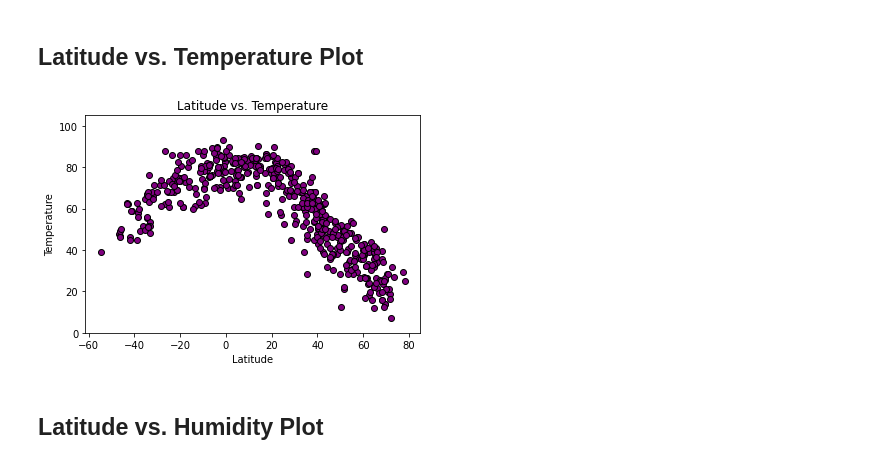
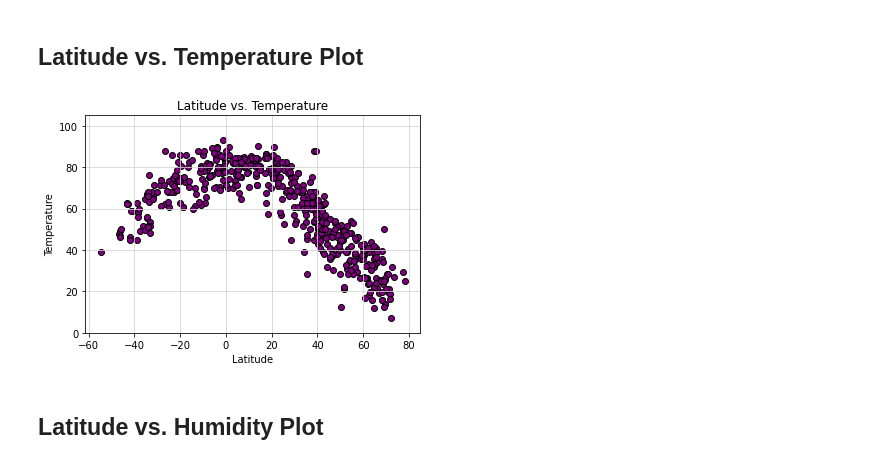
Before and after one commit to saronraut/python-api-challenge, a Jupyter notebook: Instructions/starter_code/WeatherPy.ipynb, the cells around one changed output. Drawn from its saved outputs; the diff is of its cells as text; code cells hidden in the pictures.

Commit message:
plot graph completed

```diff
--- a/Instructions/starter_code/WeatherPy.ipynb
+++ b/Instructions/starter_code/WeatherPy.ipynb
@@ -171,12 +171,13 @@ high_humid
 # %%
 plt.scatter(weather_df["Lat"],weather_df["Max Temp"], edgecolors="black", marker="o", facecolor ="purple")
 plt.xlabel("Latitude")
 plt.ylabel("Temperature")
 plt.ylim(0,105)
+plt.grid(True, color="lightgrey" )
 plt.title("Latitude vs. Temperature")
 plt.savefig("../figures_data/lat_vs_temp.png")
 # %% [output]
-[figure, old version]
+[figure, new version]
 # %% [markdown]
 ## Latitude vs. Humidity Plot
 # %%
```
Also changed, not shown: parts of 12 cells of this notebook, 5 other files.
